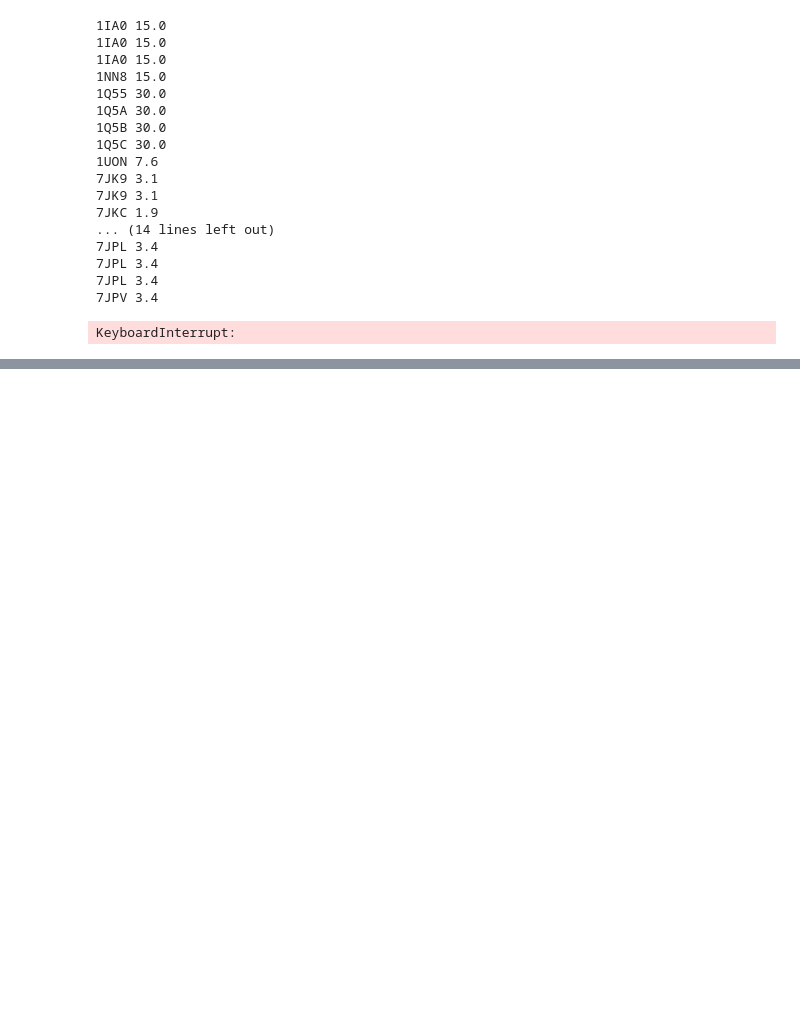
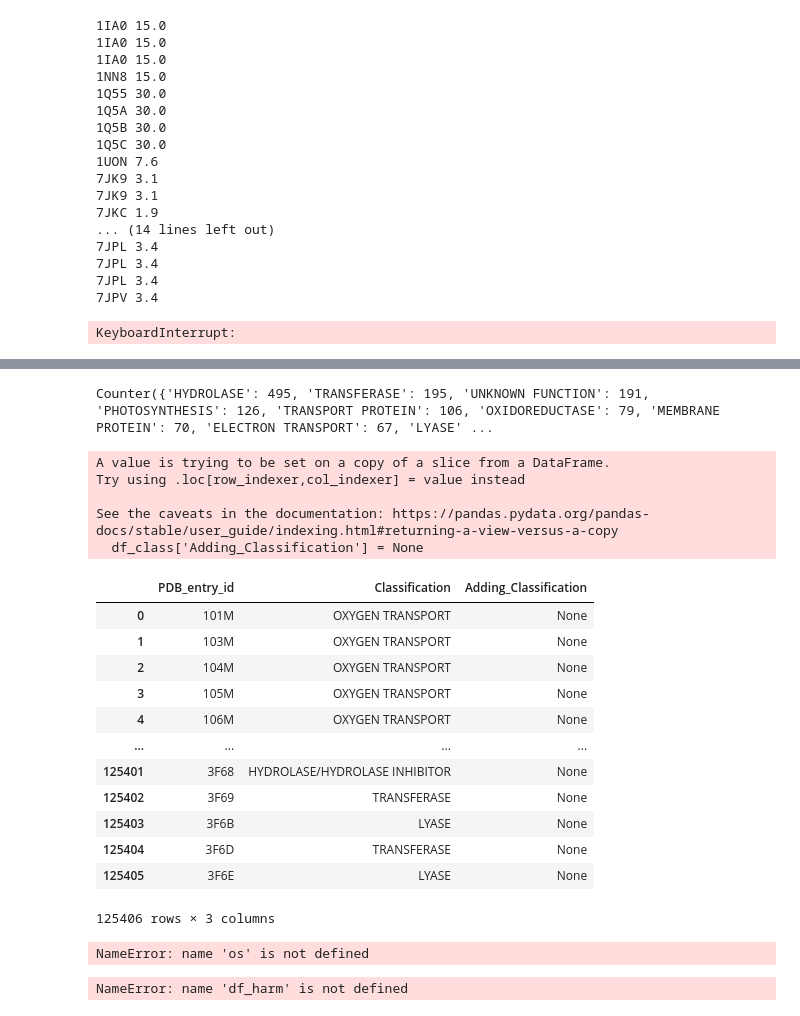
Before and after one commit to Danie7e/TFM_Daniele_Sebastiani_UOC, a Jupyter notebook: 1_identificacion_ligandos_proteinas/Crear_Tabla_PDB.ipynb, the cells around one changed output, grey strips where cells are left out. Saved outputs shown, nothing was run; the diff lists cells and outputs as text; code cells hidden in the pictures; blank space fills up the shorter version.

```diff
--- a/1_identificacion_ligandos_proteinas/Crear_Tabla_PDB.ipynb
+++ b/1_identificacion_ligandos_proteinas/Crear_Tabla_PDB.ipynb
@@ -687,0 +731,2 @@ df_a_armonizar = pd.read_csv(archivo_df_a_armonizar, sep = ',')
+# %%
+df_a_armonizar['Classification'] = df_a_armonizar['Classification'].str.upper()
@@ -687,0 +917,29 @@ df_a_armonizar = pd.read_csv(archivo_df_a_armonizar, sep = ',')
+# %%
+conteo = Counter(coma_1)
+print(conteo)
+# %% [output]
+Counter({'HYDROLASE': 495, 'TRANSFERASE': 195, 'UNKNOWN FUNCTION': 191, 'PHOTOSYNTHESIS': 126, 'TRANSPORT PROTEIN': 106, 'OXIDOREDUCTASE': 79, 'MEMBRANE PROTEIN': 70, 'ELECTRON TRANSPORT': 67, 'LYASE' ...
+# %%
+df_class = df_a_armonizar[['PDB_entry_id','Classification']]
+# %%
+df_class['Adding_Classification'] = None
+df_class
+# %% [output]
+A value is trying to be set on a copy of a slice from a DataFrame.
+Try using .loc[row_indexer,col_indexer] = value instead
+
+See the caveats in the documentation: https://pandas.pydata.org/pandas-docs/stable/user_guide/indexing.html#returning-a-view-versus-a-copy
+  df_class['Adding_Classification'] = None
+|  | PDB_entry_id | Classification | Adding_Classification |
+| 0 | 101M | OXYGEN TRANSPORT | None |
+| 1 | 103M | OXYGEN TRANSPORT | None |
+| 2 | 104M | OXYGEN TRANSPORT | None |
+| 3 | 105M | OXYGEN TRANSPORT | None |
+| 4 | 106M | OXYGEN TRANSPORT | None |
+| ... | ... | ... | ... |
+| 125401 | 3F68 | HYDROLASE/HYDROLASE INHIBITOR | None |
+| 125402 | 3F69 | TRANSFERASE | None |
+| 125403 | 3F6B | LYASE | None |
+| 125404 | 3F6D | TRANSFERASE | None |
+| 125405 | 3F6E | LYASE | None |
+125406 rows × 3 columns
@@ -687,0 +1016,8 @@ df_a_armonizar = pd.read_csv(archivo_df_a_armonizar, sep = ',')
+# %%
+import os
+output_folder = '/content/drive/MyDrive/TFM/Desarrollo/T1'
+output_file = os.path.join(output_folder, "df_harm.csv")
+
+df_harm.to_csv(output_file, index=False)
+# %% [output]
+NameError: name 'os' is not defined
@@ -687,0 +1028,6 @@ df_a_armonizar = pd.read_csv(archivo_df_a_armonizar, sep = ',')
+# %%
+df_harm_count_class_principal = df_harm['Classification'].value_counts().reset_index()
+df_harm_count_class_principal.columns = ['Classification', 'Count']
+#df_harm_count_class_principal
+# %% [output]
+NameError: name 'df_harm' is not defined
```
Also changed, not shown: parts of 35 cells of this notebook.
